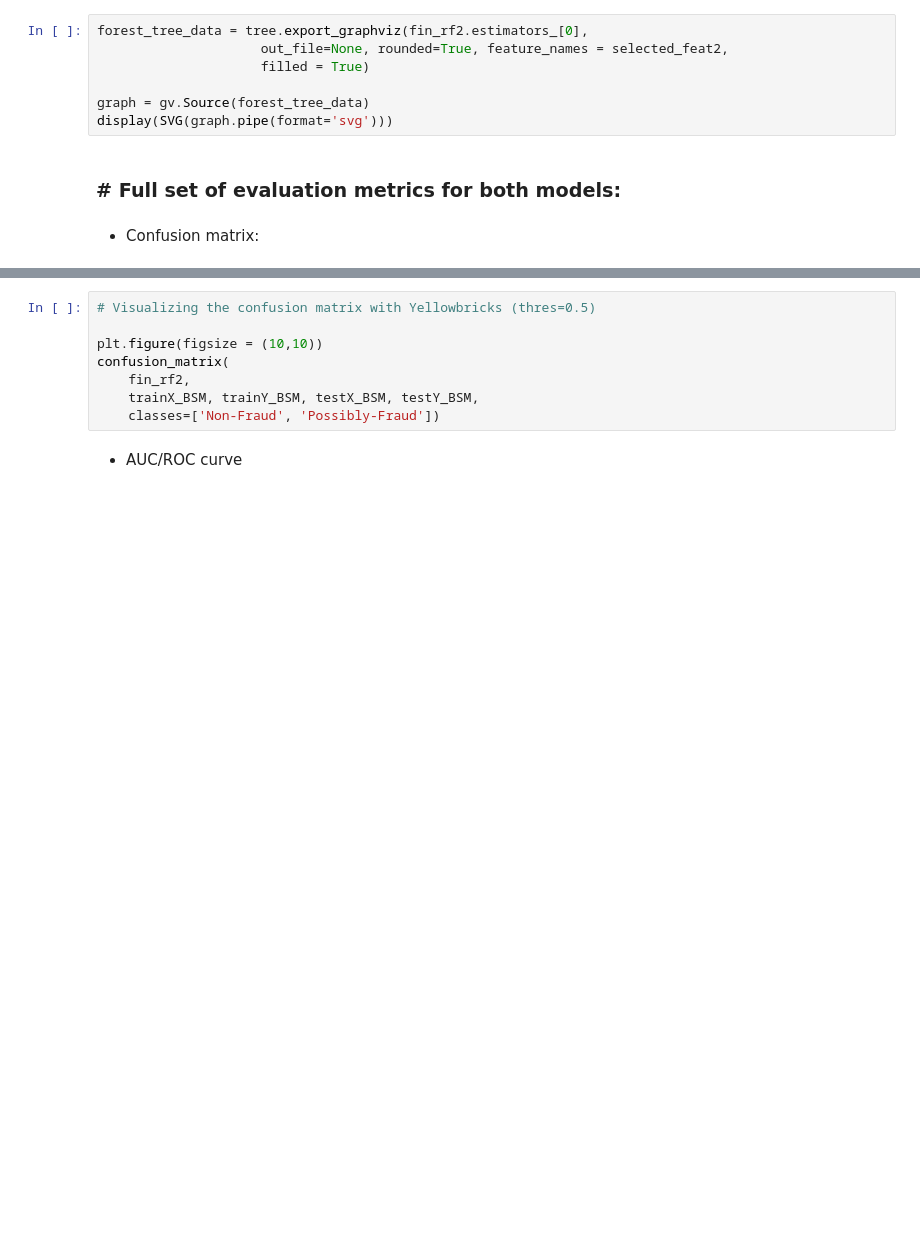
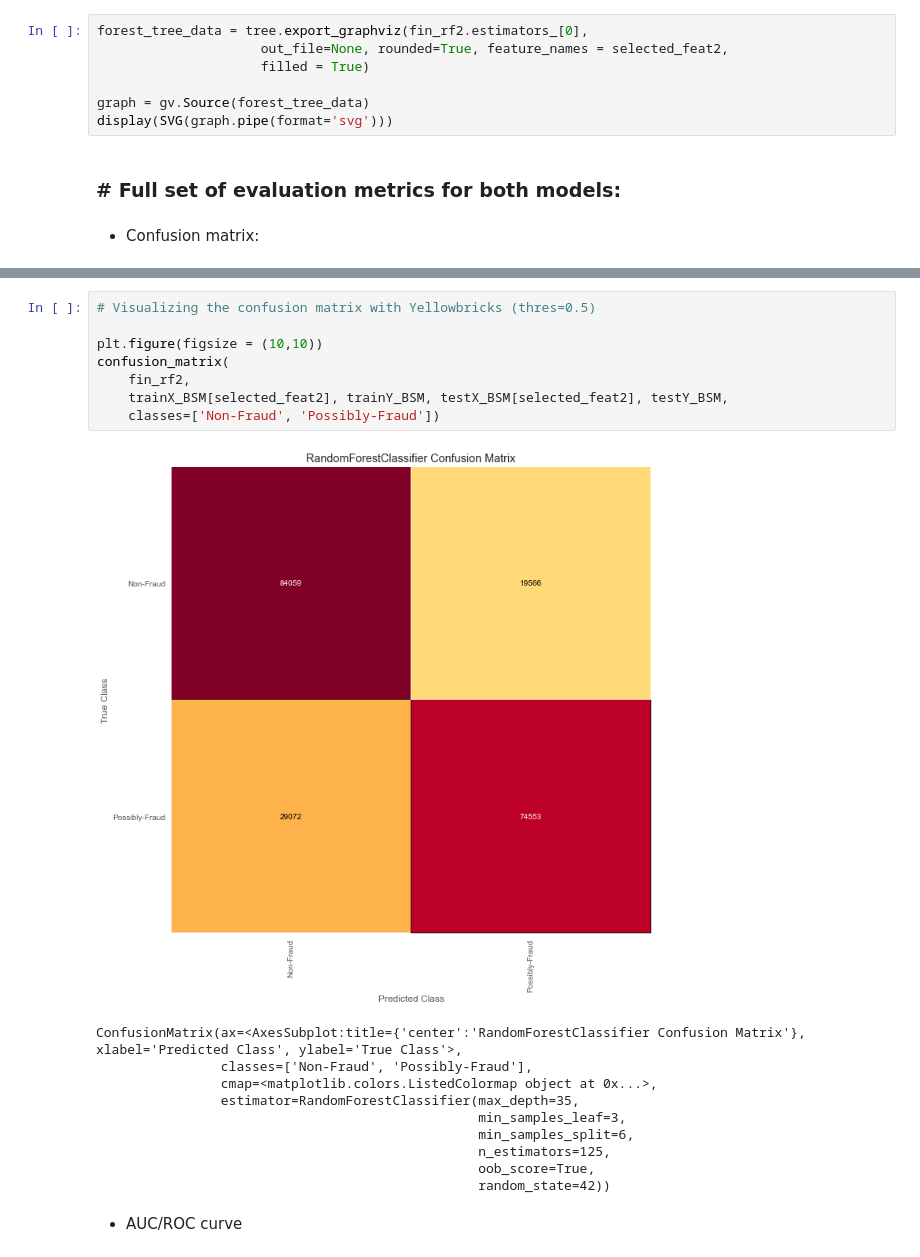
Before and after one commit to suhitasva/Capstone_Project, a Jupyter notebook: RF_models.ipynb, the cells around one changed output, grey strips where cells are left out. Drawn from its saved outputs; the diff is of its cells as text; blank space fills up the shorter version.

```diff
--- a/RF_models.ipynb
+++ b/RF_models.ipynb
@@ -879,11 +912,22 @@ confusion_matrix(
 # %%
 # Visualizing the confusion matrix with Yellowbricks (thres=0.5)
 
 plt.figure(figsize = (10,10))
 confusion_matrix(
     fin_rf2,
-    trainX_BSM, trainY_BSM, testX_BSM, testY_BSM,
+    trainX_BSM[selected_feat2], trainY_BSM, testX_BSM[selected_feat2], testY_BSM,
     classes=['Non-Fraud', 'Possibly-Fraud'])
+# %% [output]
+[figure, added]
+ConfusionMatrix(ax=<AxesSubplot:title={'center':'RandomForestClassifier Confusion Matrix'}, xlabel='Predicted Class', ylabel='True Class'>,
+                classes=['Non-Fraud', 'Possibly-Fraud'],
+                cmap=<matplotlib.colors.ListedColormap object at 0x...>,
+                estimator=RandomForestClassifier(max_depth=35,
+                                                 min_samples_leaf=3,
+                                                 min_samples_split=6,
+                                                 n_estimators=125,
+                                                 oob_score=True,
+                                                 random_state=42))
 # %% [markdown]
 - AUC/ROC curve
 # %%
```
Also changed, not shown: parts of 34 cells of this notebook.
